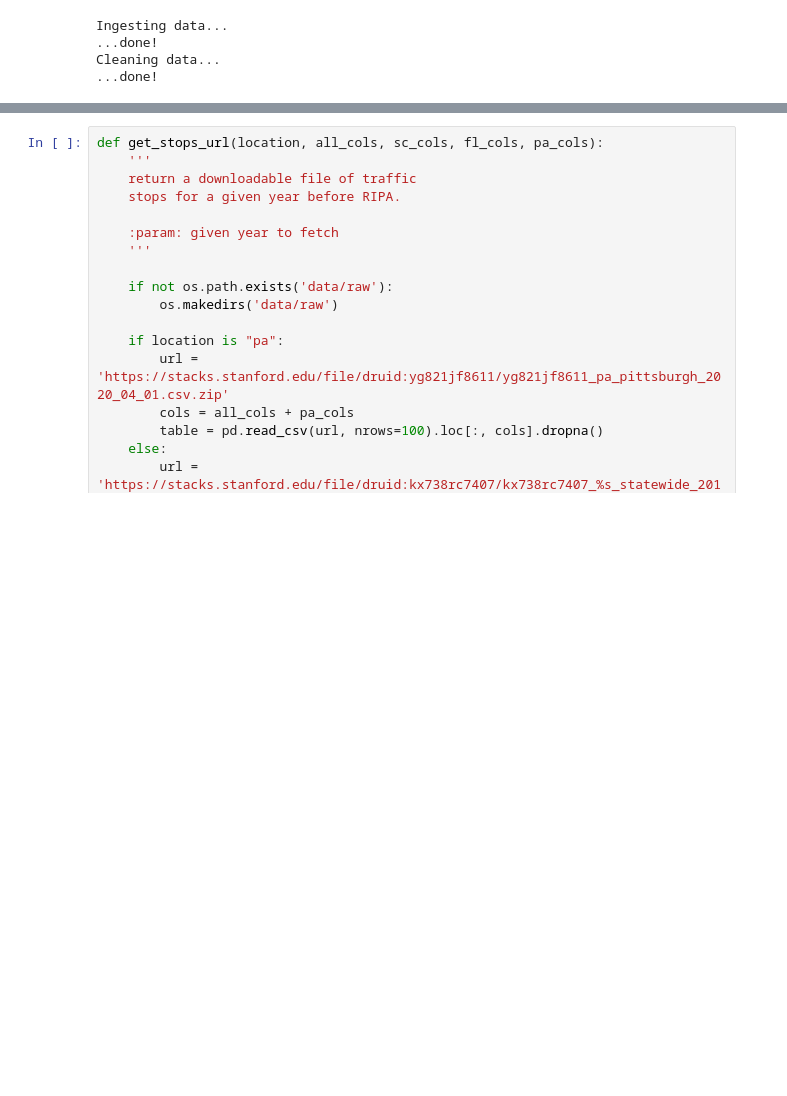
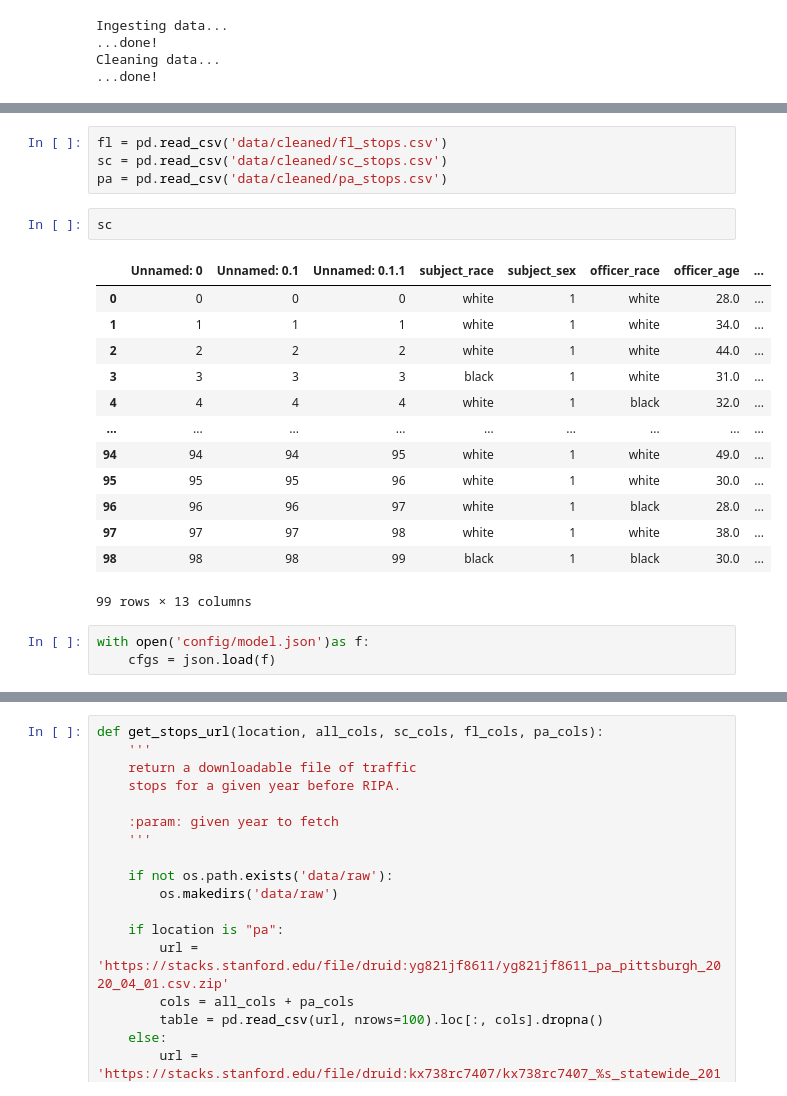
Before and after one commit to colerichmond/DSC180B-Capstone, a Jupyter notebook: notebooks/sandbox.ipynb, the cells around one changed output, grey strips where cells are left out. Saved outputs shown, nothing was run; the diff lists cells and outputs as text; blank space fills up the shorter version.

```diff
--- a/notebooks/sandbox.ipynb
+++ b/notebooks/sandbox.ipynb
@@ -47,0 +28,23 @@ all_cols = [
+# %%
+fl = pd.read_csv('data/cleaned/fl_stops.csv')
+sc = pd.read_csv('data/cleaned/sc_stops.csv')
+pa = pd.read_csv('data/cleaned/pa_stops.csv')
+# %%
+sc
+# %% [output]
+|  | Unnamed: 0 | Unnamed: 0.1 | Unnamed: 0.1.1 | subject_race | subject_sex | officer_race | officer_age | ... |
+| 0 | 0 | 0 | 0 | white | 1 | white | 28.0 | ... |
+| 1 | 1 | 1 | 1 | white | 1 | white | 34.0 | ... |
+| 2 | 2 | 2 | 2 | white | 1 | white | 44.0 | ... |
+| 3 | 3 | 3 | 3 | black | 1 | white | 31.0 | ... |
+| 4 | 4 | 4 | 4 | white | 1 | black | 32.0 | ... |
+| ... | ... | ... | ... | ... | ... | ... | ... | ... |
+| 94 | 94 | 94 | 95 | white | 1 | white | 49.0 | ... |
+| 95 | 95 | 95 | 96 | white | 1 | white | 30.0 | ... |
+| 96 | 96 | 96 | 97 | white | 1 | black | 28.0 | ... |
+| 97 | 97 | 97 | 98 | white | 1 | white | 38.0 | ... |
+| 98 | 98 | 98 | 99 | black | 1 | black | 30.0 | ... |
+99 rows × 13 columns
+# %%
+with open('config/model.json')as f:
+    cfgs = json.load(f)
```
Also changed, not shown: parts of 13 cells of this notebook, 2 other files.
